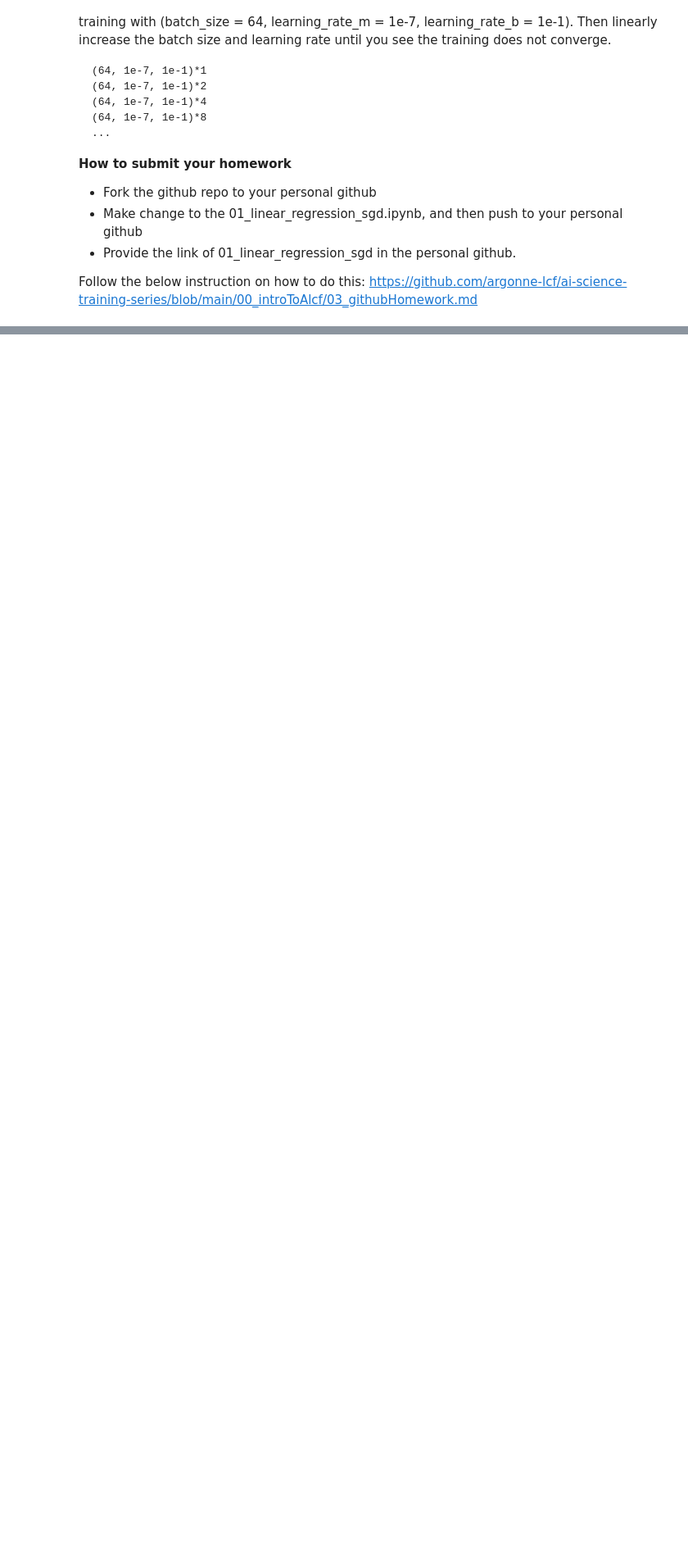
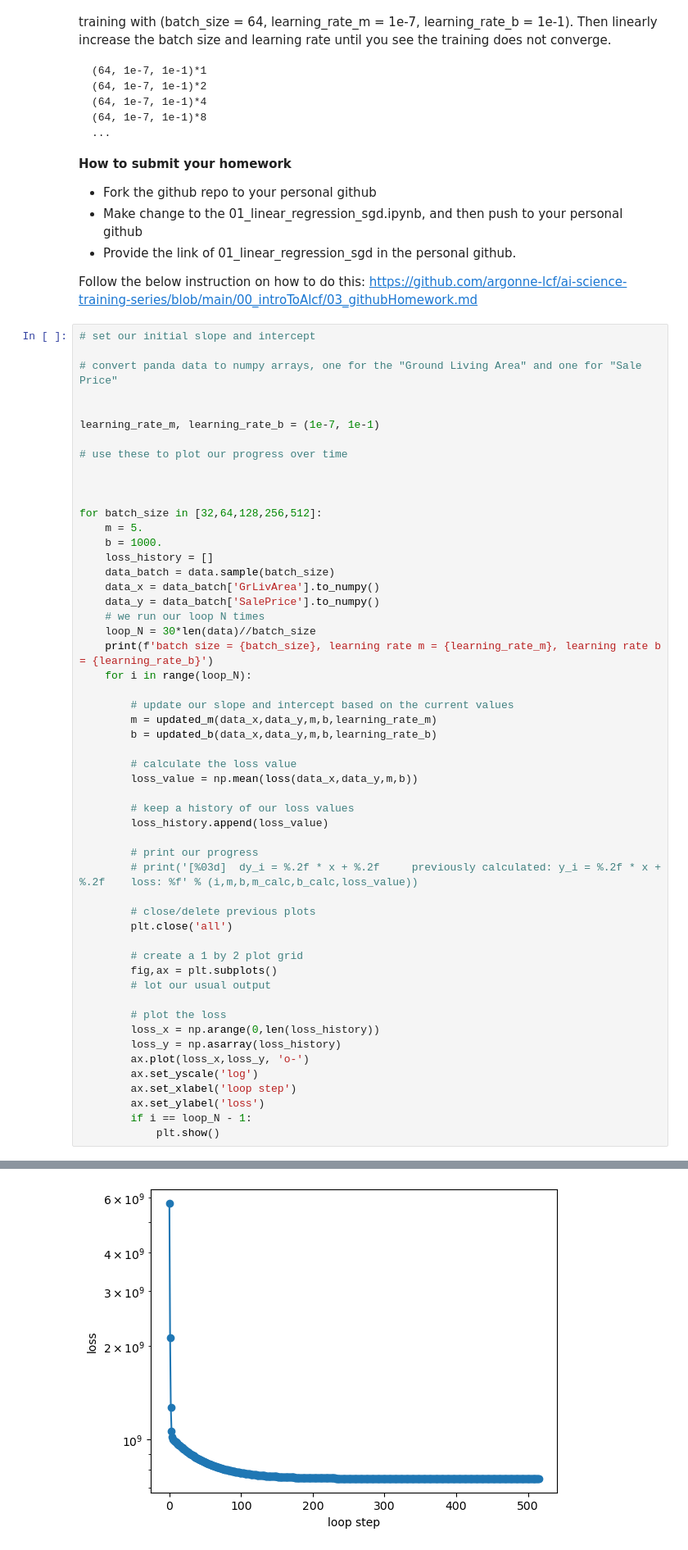
Before and after one commit to donerancl/ai-science-training-series, a Jupyter notebook: 01_intro_AI_on_Supercomputer/01_linear_regression_sgd.ipynb, the cells around one changed output, grey strips where cells are left out. Shown at 82% size. Saved outputs shown, nothing was run; the diff lists cells and outputs as text; blank space fills up the shorter version.

```diff
--- a/01_intro_AI_on_Supercomputer/01_linear_regression_sgd.ipynb
+++ b/01_intro_AI_on_Supercomputer/01_linear_regression_sgd.ipynb
@@ -391,3 +391,57 @@ As described above, if the learning rate is too large, it will affect the conver
 
 Follow the below instruction on how to do this:
 https://github.com/argonne-lcf/ai-science-training-series/blob/main/00_introToAlcf/03_githubHomework.md
+# %%
+# set our initial slope and intercept
+
+# convert panda data to numpy arrays, one for the "Ground Living Area" and one for "Sale Price"
+
+
+learning_rate_m, learning_rate_b = (1e-7, 1e-1)
+
+# use these to plot our progress over time
+
+
+
+for batch_size in [32,64,128,256,512]:
+    m = 5.
+    b = 1000.
+    loss_history = []
+    data_batch = data.sample(batch_size)
+    data_x = data_batch['GrLivArea'].to_numpy()
+    data_y = data_batch['SalePrice'].to_numpy()
+    # we run our loop N times
+    loop_N = 30*len(data)//batch_size
+    print(f'batch size = {batch_size}, learning rate m = {learning_rate_m}, learning rate b = {learning_rate_b}')
+    for i in range(loop_N):
+
+        # update our slope and intercept based on the current values
+        m = updated_m(data_x,data_y,m,b,learning_rate_m)
+        b = updated_b(data_x,data_y,m,b,learning_rate_b)
+
+        # calculate the loss value
+        loss_value = np.mean(loss(data_x,data_y,m,b))
+
+        # keep a history of our loss values
+        loss_history.append(loss_value)
+
+        # print our progress
+        # print('[%03d]  dy_i = %.2f * x + %.2f     previously calculated: y_i = %.2f * x + %.2f    loss: %f' % (i,m,b,m_calc,b_calc,loss_value))
+
+        # close/delete previous plots
+        plt.close('all')
+
+        # create a 1 by 2 plot grid
+        fig,ax = plt.subplots()
+        # lot our usual output
+
+        # plot the loss
+        loss_x = np.arange(0,len(loss_history))
+        loss_y = np.asarray(loss_history)
+        ax.plot(loss_x,loss_y, 'o-')
+        ax.set_yscale('log')
+        ax.set_xlabel('loop step')
+        ax.set_ylabel('loss')
+        if i == loop_N - 1:
+            plt.show()
+# %% [output]
@@ -393,0 +449 @@ https://github.com/argonne-lcf/ai-science-training-series/blob/main/00_introToAl
+[figure, added]
```
Also changed, not shown: parts of 4 cells of this notebook.
